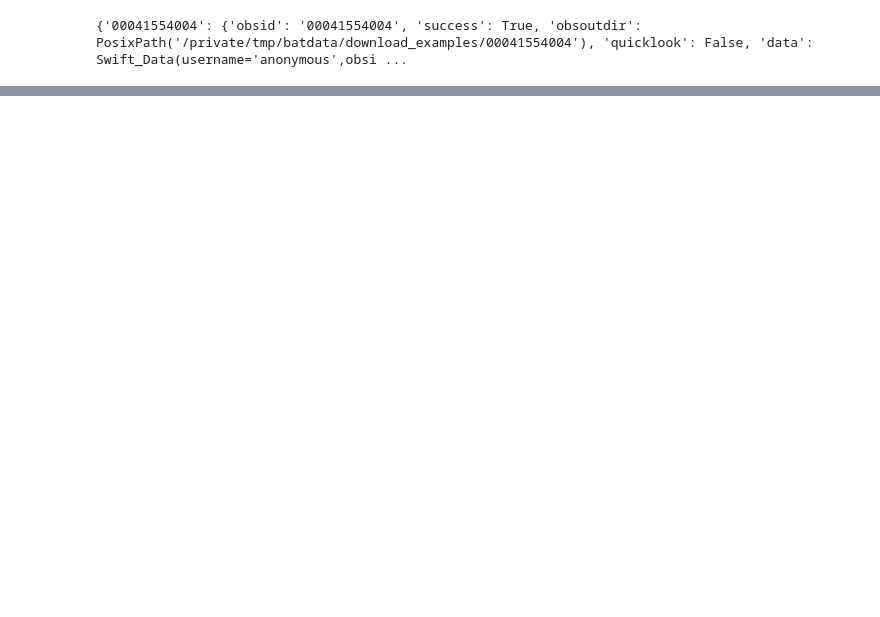
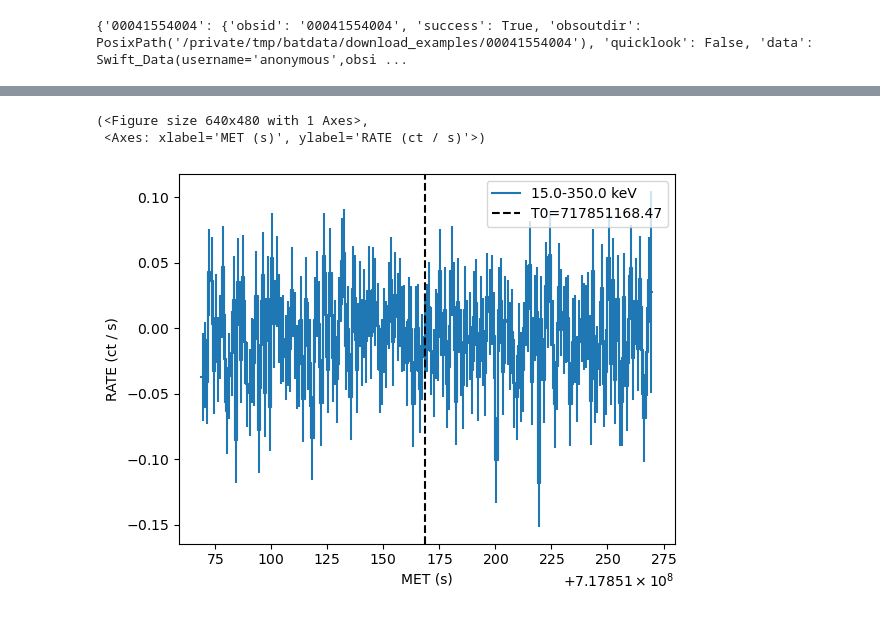
Before and after one commit to parsotat/BatAnalysis, a Jupyter notebook: notebooks/trial_FRB180916_GUANO.ipynb, the cells around one changed output, grey strips where cells are left out. Saved outputs shown, nothing was run; the diff lists cells and outputs as text; code cells hidden in the pictures; blank space fills up the shorter version.

```diff
--- a/notebooks/trial_FRB180916_GUANO.ipynb
+++ b/notebooks/trial_FRB180916_GUANO.ipynb
@@ -73,0 +94,2 @@ print(download)
+# %%
+lc.set_energybins(emin=15*u.keV, emax=350*u.keV)
@@ -73,0 +98,4 @@ print(download)
+# %%
+lc.set_timebins(timebinalg="uniform", timedelta=np.timedelta64(1, 's'))
+lc.plot(T0=triggertime.met)
+# %% [output]
@@ -73,0 +103,3 @@ print(download)
+(<Figure size 640x480 with 1 Axes>,
+ <Axes: xlabel='MET (s)', ylabel='RATE (ct / s)'>)
+[figure, added]
```
Also changed, not shown: parts of 13 cells of this notebook, 1 other file.
